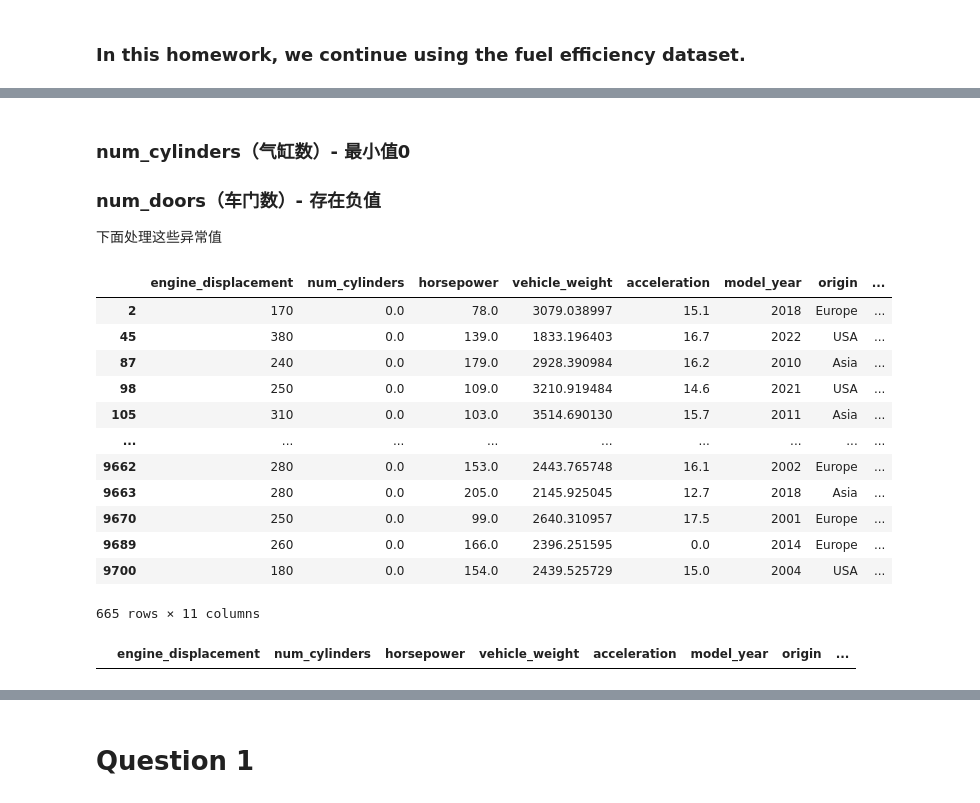
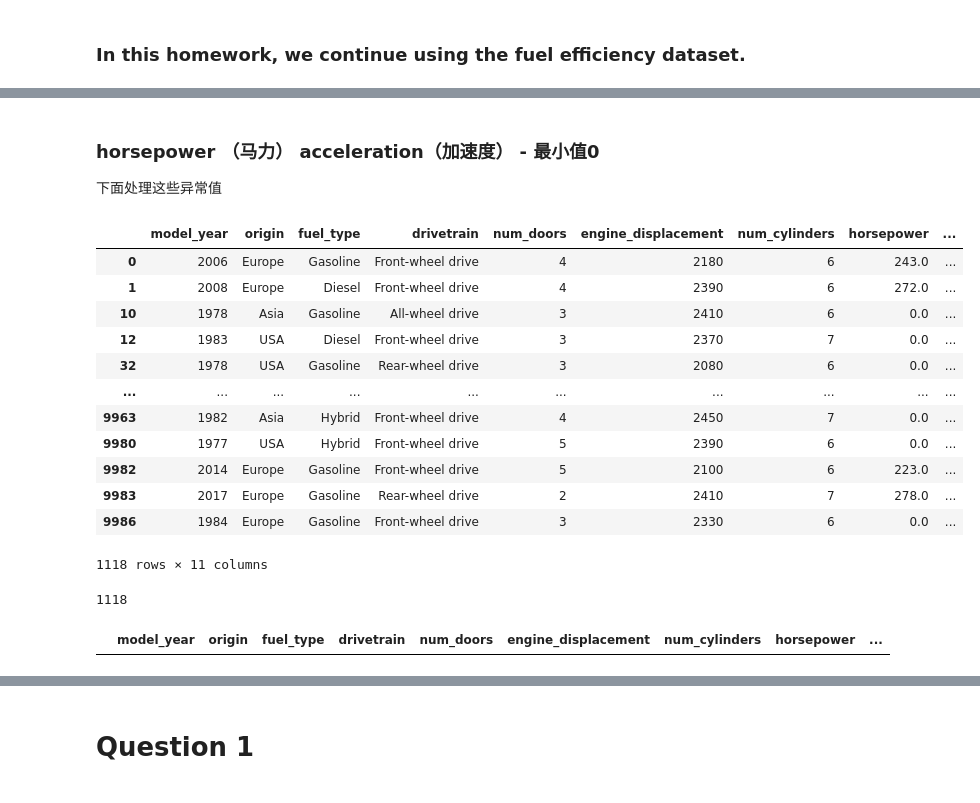
Before and after one commit to zhanghaifeng9988/-ml-learning-notes-homework, a Jupyter notebook: home_work_06.ipynb, the cells around one changed output, grey strips where cells are left out. Drawn from its saved outputs; the diff is of its cells as text; code cells hidden in the pictures.

```diff
--- a/home_work_06.ipynb
+++ b/home_work_06.ipynb
@@ -83,28 +83,31 @@ df.describe()
 # %% [markdown]
-### num_cylinders（气缸数）- 最小值0
-### num_doors（车门数）- 存在负值
+### horsepower （马力） acceleration（加速度）  - 最小值0
 下面处理这些异常值
 # %%
-# 查看num_cylinders中具体有哪些0值
-df[df['num_cylinders'] == 0]
+# 查看具体有哪些0值
+#df[(df['horsepower'] == 0) | (df['acceleration'] == 0)]
 # %% [output]
-|  | engine_displacement | num_cylinders | horsepower | vehicle_weight | acceleration | model_year | origin | ... |
-| 2 | 170 | 0.0 | 78.0 | 3079.038997 | 15.1 | 2018 | Europe | ... |
-| 45 | 380 | 0.0 | 139.0 | 1833.196403 | 16.7 | 2022 | USA | ... |
-| 87 | 240 | 0.0 | 179.0 | 2928.390984 | 16.2 | 2010 | Asia | ... |
-| 98 | 250 | 0.0 | 109.0 | 3210.919484 | 14.6 | 2021 | USA | ... |
-| 105 | 310 | 0.0 | 103.0 | 3514.690130 | 15.7 | 2011 | Asia | ... |
-| ... | ... | ... | ... | ... | ... | ... | ... | ... |
-| 9662 | 280 | 0.0 | 153.0 | 2443.765748 | 16.1 | 2002 | Europe | ... |
-| 9663 | 280 | 0.0 | 205.0 | 2145.925045 | 12.7 | 2018 | Asia | ... |
-| 9670 | 250 | 0.0 | 99.0 | 2640.310957 | 17.5 | 2001 | Europe | ... |
-| 9689 | 260 | 0.0 | 166.0 | 2396.251595 | 0.0 | 2014 | Europe | ... |
-| 9700 | 180 | 0.0 | 154.0 | 2439.525729 | 15.0 | 2004 | USA | ... |
+|  | model_year | origin | fuel_type | drivetrain | num_doors | engine_displacement | num_cylinders | horsepower | ... |
+| 0 | 2006 | Europe | Gasoline | Front-wheel drive | 4 | 2180 | 6 | 243.0 | ... |
+| 1 | 2008 | Europe | Diesel | Front-wheel drive | 4 | 2390 | 6 | 272.0 | ... |
+| 10 | 1978 | Asia | Gasoline | All-wheel drive | 3 | 2410 | 6 | 0.0 | ... |
+| 12 | 1983 | USA | Diesel | Front-wheel drive | 3 | 2370 | 7 | 0.0 | ... |
+| 32 | 1978 | USA | Gasoline | Rear-wheel drive | 3 | 2080 | 6 | 0.0 | ... |
+| ... | ... | ... | ... | ... | ... | ... | ... | ... | ... |
+| 9963 | 1982 | Asia | Hybrid | Front-wheel drive | 4 | 2450 | 7 | 0.0 | ... |
+| 9980 | 1977 | USA | Hybrid | Front-wheel drive | 5 | 2390 | 6 | 0.0 | ... |
+| 9982 | 2014 | Europe | Gasoline | Front-wheel drive | 5 | 2100 | 6 | 223.0 | ... |
+| 9983 | 2017 | Europe | Gasoline | Rear-wheel drive | 2 | 2410 | 7 | 278.0 | ... |
+| 9986 | 1984 | Europe | Gasoline | Front-wheel drive | 3 | 2330 | 6 | 0.0 | ... |
-665 rows × 11 columns
+1118 rows × 11 columns
+# %%
+len(df[(df['horsepower'] == 0) | (df['acceleration'] == 0)])
+# %% [output]
+1118
 # %%
-# # 用中位数或众数填充
-median_cyl = df['num_cylinders'].median()
-df['num_cylinders'] = df['num_cylinders'].replace(0, median_cyl)
-df[df['num_cylinders'] == 0]
+# # 用中位数填充
+#median_horsepower = df['horsepower'].median()
+#df['horsepower'] = df['horsepower'].replace(0, median_horsepower)
+#df[df['horsepower'] == 0]
 # %% [output]
-|  | engine_displacement | num_cylinders | horsepower | vehicle_weight | acceleration | model_year | origin | ... |
+|  | model_year | origin | fuel_type | drivetrain | num_doors | engine_displacement | num_cylinders | horsepower | ... |
```
Also changed, not shown: parts of 29 cells of this notebook.
